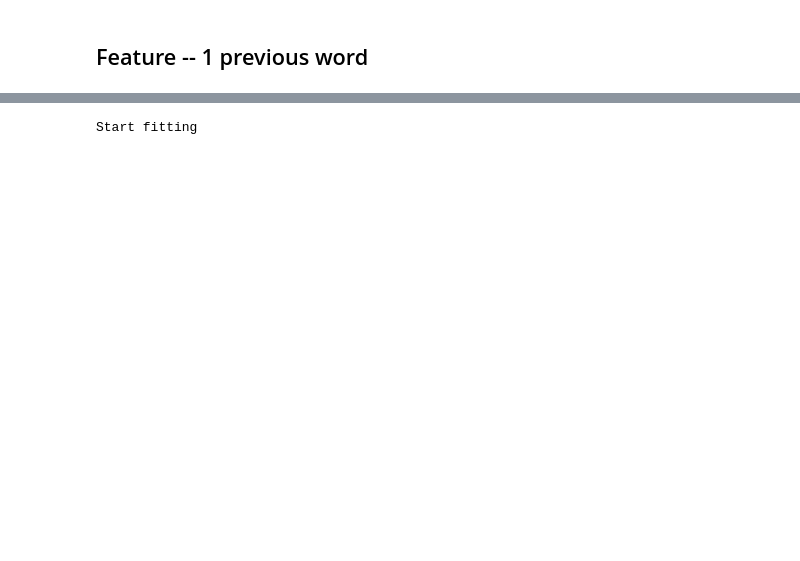
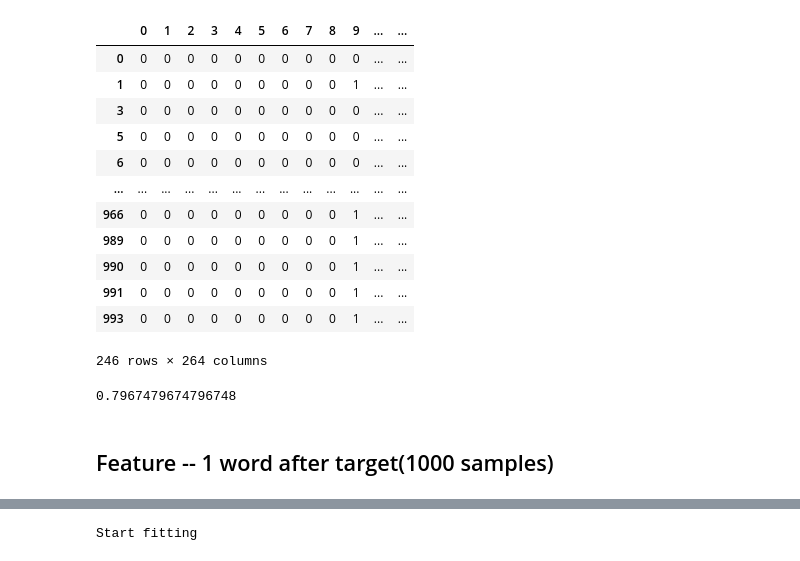
Before and after one commit to happykygo/NLP-DT-WordPredict, a Jupyter notebook: 1previousWord.ipynb, the cells around one changed output, grey strips where cells are left out. Drawn from its saved outputs; the diff is of its cells as text; code cells hidden in the pictures; blank space fills up the shorter version.

```diff
--- a/1previousWord.ipynb
+++ b/1previousWord.ipynb
@@ -15 +34,18 @@ model1.fit(X_test,y_test)
+# %%
+X_dev, y_dev, _ = ut.create_dataset("hw1_dataset/hw1.dev.col", 1, 'before', vocabs_oh)
+X_dev
+# %% [output]
+|  | 0 | 1 | 2 | 3 | 4 | 5 | 6 | 7 | 8 | 9 | ... | ... |
+| 0 | 0 | 0 | 0 | 0 | 0 | 0 | 0 | 0 | 0 | 0 | ... | ... |
+| 1 | 0 | 0 | 0 | 0 | 0 | 0 | 0 | 0 | 0 | 1 | ... | ... |
+| 3 | 0 | 0 | 0 | 0 | 0 | 0 | 0 | 0 | 0 | 0 | ... | ... |
+| 5 | 0 | 0 | 0 | 0 | 0 | 0 | 0 | 0 | 0 | 0 | ... | ... |
+| 6 | 0 | 0 | 0 | 0 | 0 | 0 | 0 | 0 | 0 | 0 | ... | ... |
+| ... | ... | ... | ... | ... | ... | ... | ... | ... | ... | ... | ... | ... |
+| 966 | 0 | 0 | 0 | 0 | 0 | 0 | 0 | 0 | 0 | 1 | ... | ... |
+| 989 | 0 | 0 | 0 | 0 | 0 | 0 | 0 | 0 | 0 | 1 | ... | ... |
+| 990 | 0 | 0 | 0 | 0 | 0 | 0 | 0 | 0 | 0 | 1 | ... | ... |
+| 991 | 0 | 0 | 0 | 0 | 0 | 0 | 0 | 0 | 0 | 1 | ... | ... |
+| 993 | 0 | 0 | 0 | 0 | 0 | 0 | 0 | 0 | 0 | 1 | ... | ... |
+246 rows × 264 columns
 # %%
@@ -17,5 +53,8 @@ y_dev_pred = model1.predict(X_test)
 # %%
+y_dev_pred = model2.predict(X_dev)
 acc = accuracy_score(y_dev, y_dev_pred)
 acc
+# %% [output]
+0.7967479674796748
 # %% [markdown]
-## Feature -- 1 previous word
+## Feature -- 1 word after target(1000 samples)
```
Also changed, not shown: parts of 26 cells of this notebook, 2 other files.
